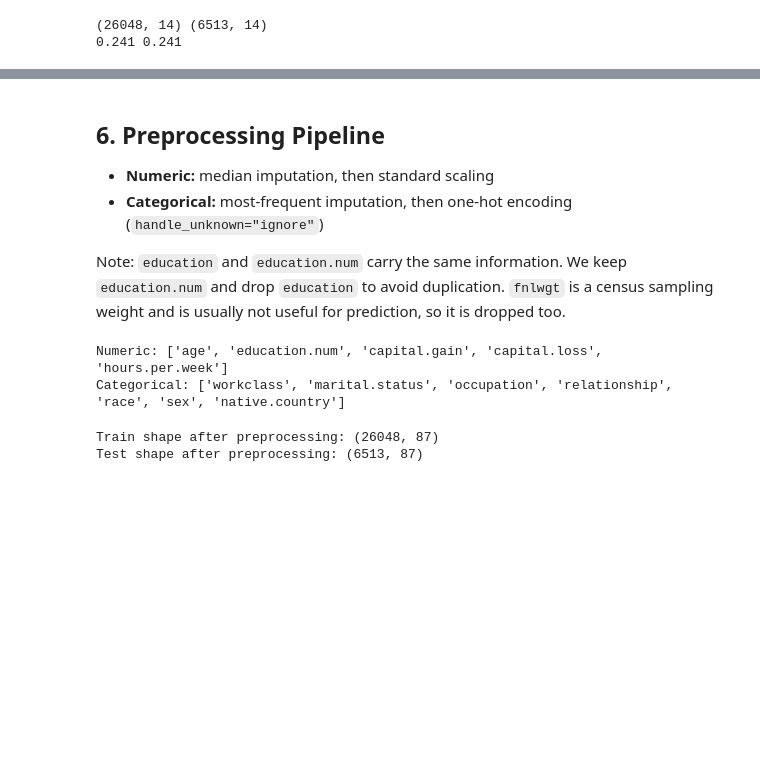
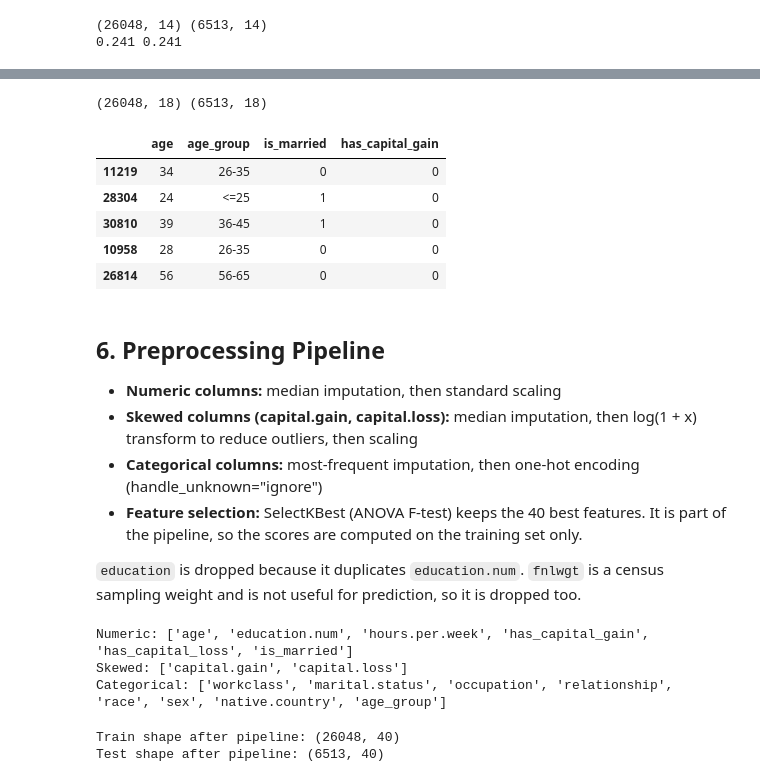
Before and after one commit to Urooj-Fatima-Muddsar/adult-income-ml-project, a Jupyter notebook: notebooks/part1.ipynb, the cells around one changed output, grey strips where cells are left out. Drawn from its saved outputs; the diff is of its cells as text; code cells hidden in the pictures; blank space fills up the shorter version.

Commit message:
Complete Part 1 notebook

```diff
--- a/notebooks/part1.ipynb
+++ b/notebooks/part1.ipynb
@@ -179,21 +205,54 @@ print(y_train.mean().round(3), y_test.mean().round(3))
+# %%
+def add_features(data):
+    data = data.copy()
+    data["has_capital_gain"] = (data["capital.gain"] > 0).astype(int)
+    data["has_capital_loss"] = (data["capital.loss"] > 0).astype(int)
+    data["is_married"] = data["marital.status"].str.startswith("Married").astype(int)
+    data["age_group"] = pd.cut(
+        data["age"], bins=[0, 25, 35, 45, 55, 65, 100],
+        labels=["<=25", "26-35", "36-45", "46-55", "56-65", "65+"]
+    ).astype(str)
+    return data
+
+X_train = add_features(X_train)
+X_test = add_features(X_test)
+print(X_train.shape, X_test.shape)
+X_train[["age", "age_group", "is_married", "has_capital_gain"]].head()
+# %% [output]
+(26048, 18) (6513, 18)
+|  | age | age_group | is_married | has_capital_gain |
+| 11219 | 34 | 26-35 | 0 | 0 |
+| 28304 | 24 | <=25 | 1 | 0 |
+| 30810 | 39 | 36-45 | 1 | 0 |
+| 10958 | 28 | 26-35 | 0 | 0 |
+| 26814 | 56 | 56-65 | 0 | 0 |
 # %% [markdown]
 ## 6. Preprocessing Pipeline
-- **Numeric:** median imputation, then standard scaling
-- **Categorical:** most-frequent imputation, then one-hot encoding (`handle_unknown="ignore"`)
+- **Numeric columns:** median imputation, then standard scaling
+- **Skewed columns (capital.gain, capital.loss):** median imputation, then log(1 + x) transform to reduce outliers, then scaling
+- **Categorical columns:** most-frequent imputation, then one-hot encoding (handle_unknown="ignore")
+- **Feature selection:** SelectKBest (ANOVA F-test) keeps the 40 best features. It is part of the pipeline, so the scores are computed on the training set only.
 
-Note: `education` and `education.num` carry the same information. We keep `education.num` and drop `education` to avoid duplication. `fnlwgt` is a census sampling weight and is usually not useful for prediction, so it is dropped too.
+`education` is dropped because it duplicates `education.num`. `fnlwgt` is a census sampling weight and is not useful for prediction, so it is dropped too.
 # %%
 drop_cols = ["education", "fnlwgt"]
-X_train = X_train.drop(columns=drop_cols)
-X_test = X_test.drop(columns=drop_cols)
+X_train = X_train.drop(columns=drop_cols, errors="ignore")
+X_test = X_test.drop(columns=drop_cols, errors="ignore")
 
-num_cols = X_train.select_dtypes(include="number").columns.tolist()
+skewed_cols = ["capital.gain", "capital.loss"]
+num_cols = [c for c in X_train.select_dtypes(include="number").columns if c not in skewed_cols]
 cat_cols = X_train.select_dtypes(exclude="number").columns.tolist()
 print("Numeric:", num_cols)
+print("Skewed:", skewed_cols)
 print("Categorical:", cat_cols)
 
 num_pipe = Pipeline([
     ("imputer", SimpleImputer(strategy="median")),
+    ("scaler", StandardScaler()),
+])
+skew_pipe = Pipeline([
+    ("imputer", SimpleImputer(strategy="median")),
+    ("log", FunctionTransformer(np.log1p, feature_names_out="one-to-one")),
     ("scaler", StandardScaler()),
 ])
 cat_pipe = Pipeline([
@@ -203,16 +262,23 @@ cat_pipe = Pipeline([
 
 preprocessor = ColumnTransformer([
     ("num", num_pipe, num_cols),
+    ("skew", skew_pipe, skewed_cols),
     ("cat", cat_pipe, cat_cols),
 ])
+
+full_pipe = Pipeline([
+    ("preprocess", preprocessor),
+    ("select", SelectKBest(score_func=f_classif, k=40)),
+])
 # %% [output]
-Numeric: ['age', 'education.num', 'capital.gain', 'capital.loss', 'hours.per.week']
-Categorical: ['workclass', 'marital.status', 'occupation', 'relationship', 'race', 'sex', 'native.country']
+Numeric: ['age', 'education.num', 'hours.per.week', 'has_capital_gain', 'has_capital_loss', 'is_married']
+Skewed: ['capital.gain', 'capital.loss']
+Categorical: ['workclass', 'marital.status', 'occupation', 'relationship', 'race', 'sex', 'native.country', 'age_group']
 # %%
-X_train_prep = preprocessor.fit_transform(X_train)   # fit on train only
-X_test_prep = preprocessor.transform(X_test)         # only transform on test
-print("Train shape after preprocessing:", X_train_prep.shape)
-print("Test shape after preprocessing:", X_test_prep.shape)
+X_train_prep = full_pipe.fit_transform(X_train, y_train)   # fit on train only
+X_test_prep = full_pipe.transform(X_test)                  # only transform on test
+print("Train shape after pipeline:", X_train_prep.shape)
+print("Test shape after pipeline:", X_test_prep.shape)
 # %% [output]
-Train shape after preprocessing: (26048, 87)
-Test shape after preprocessing: (6513, 87)
+Train shape after pipeline: (26048, 40)
+Test shape after pipeline: (6513, 40)
```
Also changed, not shown: parts of 12 cells of this notebook.
